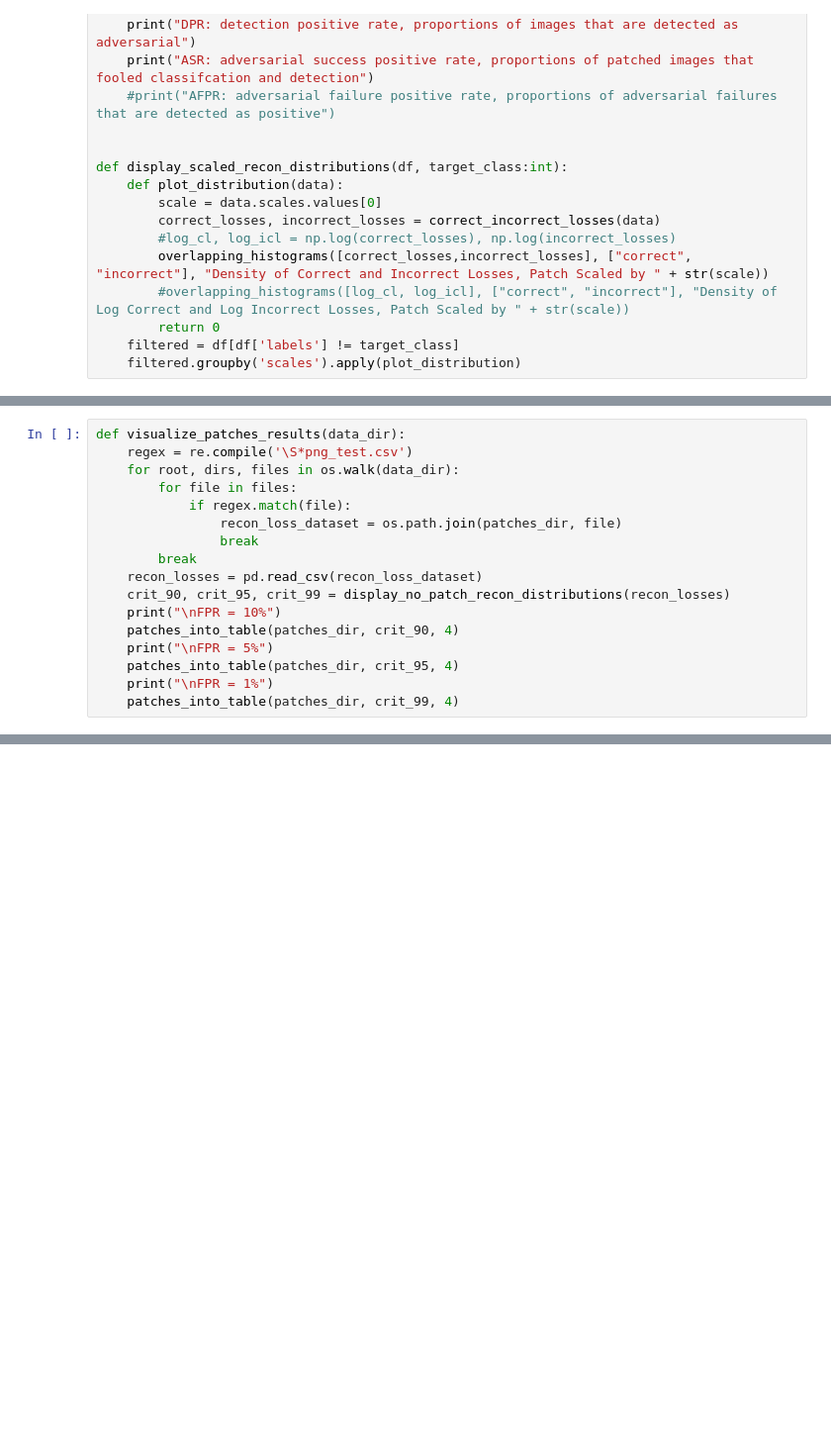
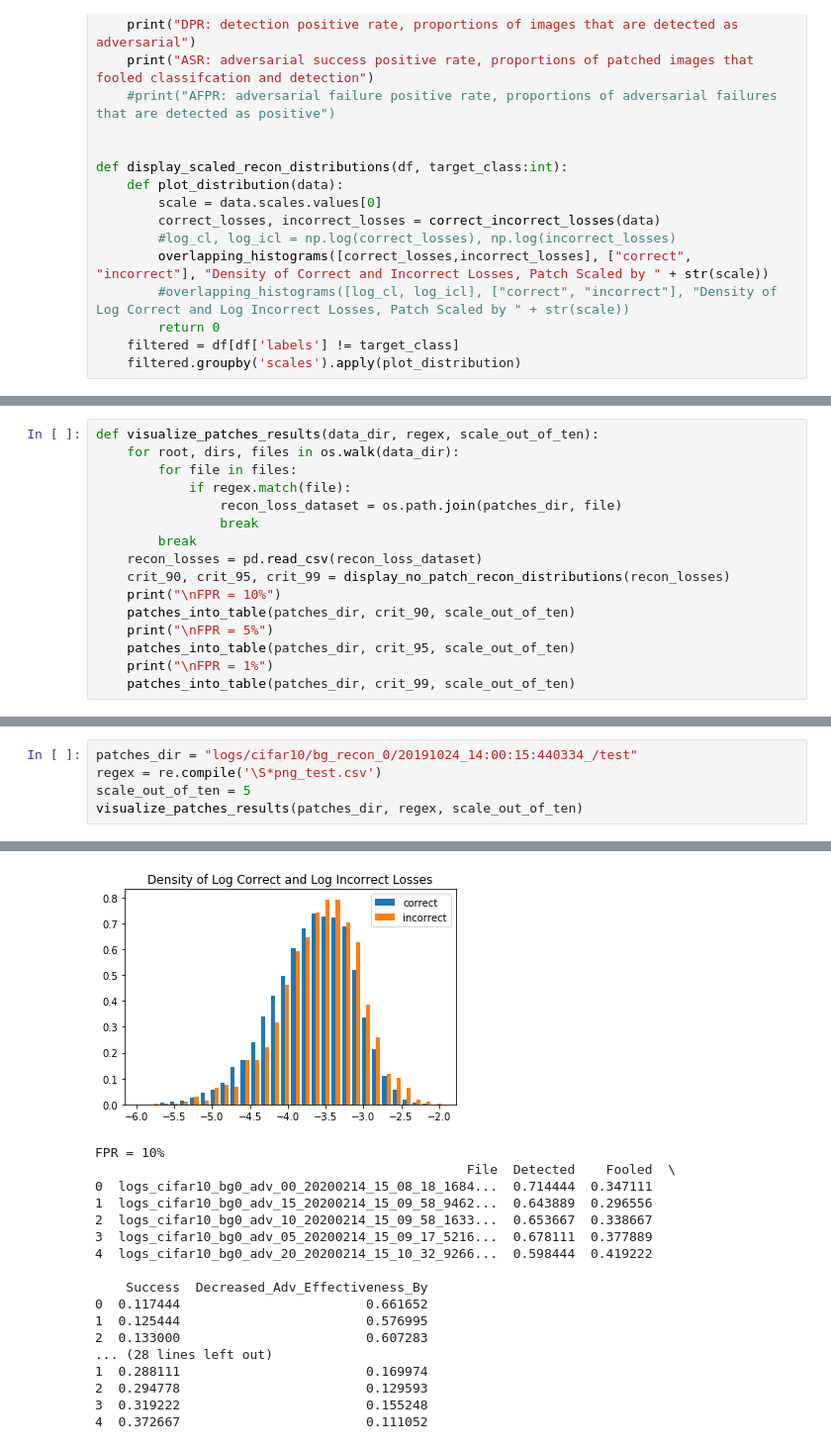
Before and after one commit to PerryXDeng/detecting-adversarial-patches-capsule-networks, a Jupyter notebook: recon_error_analysis.ipynb, the cells around one changed output, grey strips where cells are left out. Shown: that part at 99% size. Cells and saved outputs as stored; diff of their text form; blank space fills up the shorter version.

```diff
--- a/recon_error_analysis.ipynb
+++ b/recon_error_analysis.ipynb
@@ -117,6 +117,5 @@ def patches_into_table(data_dir, threshold, scale_out_of_ten=3, target_class=0):
 # %%
-def visualize_patches_results(data_dir):
-    regex = re.compile('\S*png_test.csv')
+def visualize_patches_results(data_dir, regex, scale_out_of_ten):
     for root, dirs, files in os.walk(data_dir):
         for file in files:
             if regex.match(file):
@@ -126,10 +125,10 @@ def visualize_patches_results(data_dir):
     recon_losses = pd.read_csv(recon_loss_dataset)
     crit_90, crit_95, crit_99 = display_no_patch_recon_distributions(recon_losses)
     print("\nFPR = 10%")
-    patches_into_table(patches_dir, crit_90, 4)
+    patches_into_table(patches_dir, crit_90, scale_out_of_ten)
     print("\nFPR = 5%")
-    patches_into_table(patches_dir, crit_95, 4)
+    patches_into_table(patches_dir, crit_95, scale_out_of_ten)
     print("\nFPR = 1%")
-    patches_into_table(patches_dir, crit_99, 4)
+    patches_into_table(patches_dir, crit_99, scale_out_of_ten)
 # %%
 patches_dir = "logs/cifar10/bg_recon_2/20191225_13:38:42:637171_/test"
@@ -158,0 +160,6 @@ FPR = 10%
+# %%
+patches_dir = "logs/cifar10/bg_recon_0/20191024_14:00:15:440334_/test"
+regex = re.compile('\S*png_test.csv')
+scale_out_of_ten = 5
+visualize_patches_results(patches_dir, regex, scale_out_of_ten)
+# %% [output]
@@ -159,2 +169,20 @@ FPR = 10%
+[figure, added]
+FPR = 10%
+                                                File  Detected    Fooled  \
+0  logs_cifar10_bg0_adv_00_20200214_15_08_18_1684...  0.714444  0.347111
+1  logs_cifar10_bg0_adv_15_20200214_15_09_58_9462...  0.643889  0.296556
+2  logs_cifar10_bg0_adv_10_20200214_15_09_58_1633...  0.653667  0.338667
+3  logs_cifar10_bg0_adv_05_20200214_15_09_17_5216...  0.678111  0.377889
+4  logs_cifar10_bg0_adv_20_20200214_15_10_32_9266...  0.598444  0.419222
+
+    Success  Decreased_Adv_Effectiveness_By
+0  0.117444                        0.661652
+1  0.125444                        0.576995
+2  0.133000                        0.607283
+... (28 lines left out)
+1  0.288111                        0.169974
+2  0.294778                        0.129593
+3  0.319222                        0.155248
+4  0.372667                        0.111052
 # %%
 patches_dir = "logs/mnist/new_recon_custom_weightreg_dropout/20191202_13:41:11:544060_/test"
```
Also changed, not shown: parts of 6 cells of this notebook.
